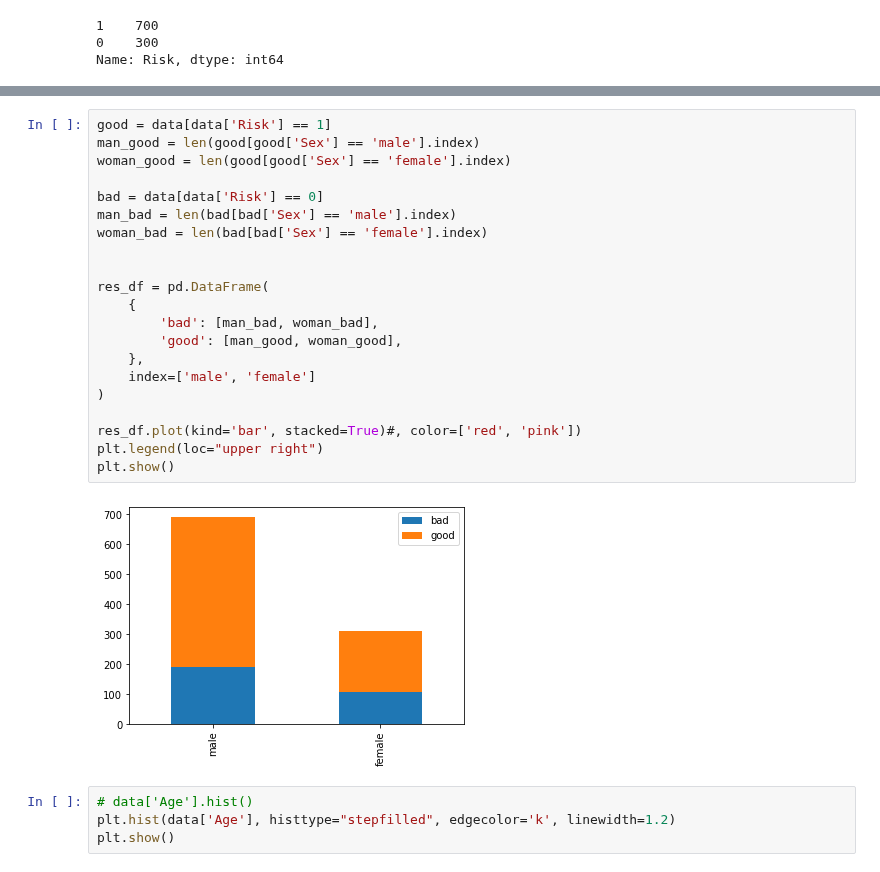
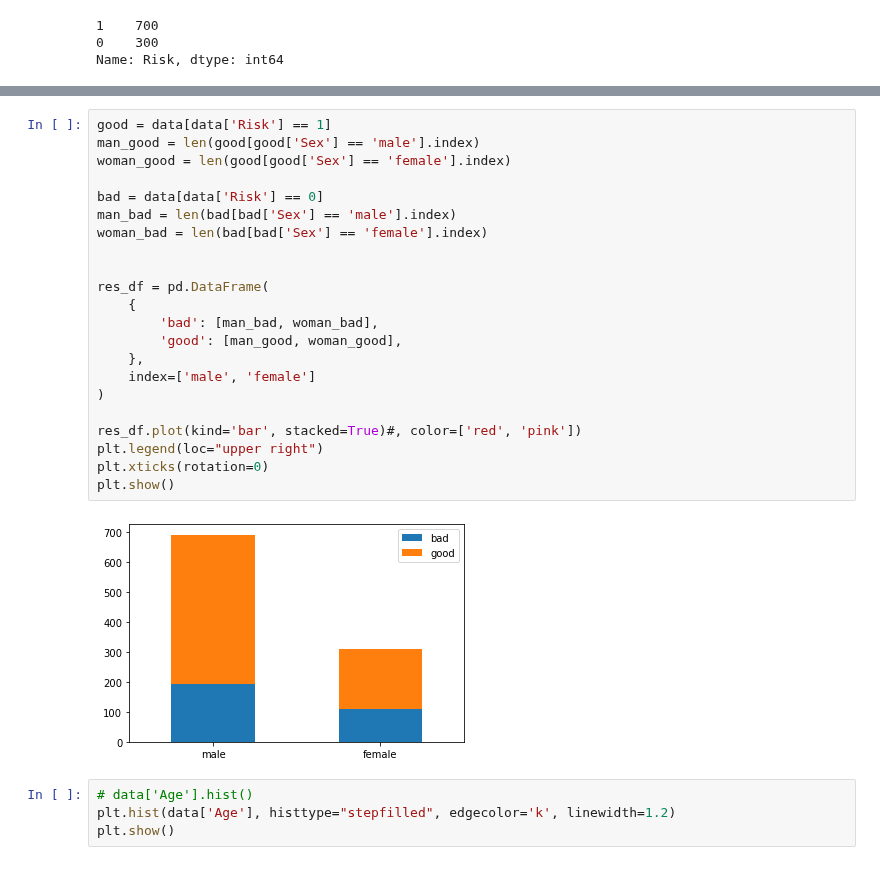
Before and after one commit to limafernando/falsb, a Jupyter notebook: benchmark/util/german_viz.ipynb, the cells around one changed output, grey strips where cells are left out. Cells and saved outputs as stored; diff of their text form.

```diff
--- a/benchmark/util/german_viz.ipynb
+++ b/benchmark/util/german_viz.ipynb
@@ -179,26 +181,27 @@ plt.show()
 # %%
 good = data[data['Risk'] == 1]
 man_good = len(good[good['Sex'] == 'male'].index)
 woman_good = len(good[good['Sex'] == 'female'].index)
 
 bad = data[data['Risk'] == 0]
 man_bad = len(bad[bad['Sex'] == 'male'].index)
 woman_bad = len(bad[bad['Sex'] == 'female'].index)
 
 
 res_df = pd.DataFrame(
     {
         'bad': [man_bad, woman_bad],
         'good': [man_good, woman_good],
     },
     index=['male', 'female']
 )
 
 res_df.plot(kind='bar', stacked=True)#, color=['red', 'pink'])
 plt.legend(loc="upper right")
+plt.xticks(rotation=0)
 plt.show()
 # %% [output]
-[figure, old version]
+[figure, new version]
 # %%
 # data['Age'].hist()
 plt.hist(data['Age'], histtype="stepfilled", edgecolor='k', linewidth=1.2)
```
Also changed, not shown: parts of 7 cells of this notebook, 2 other files.
